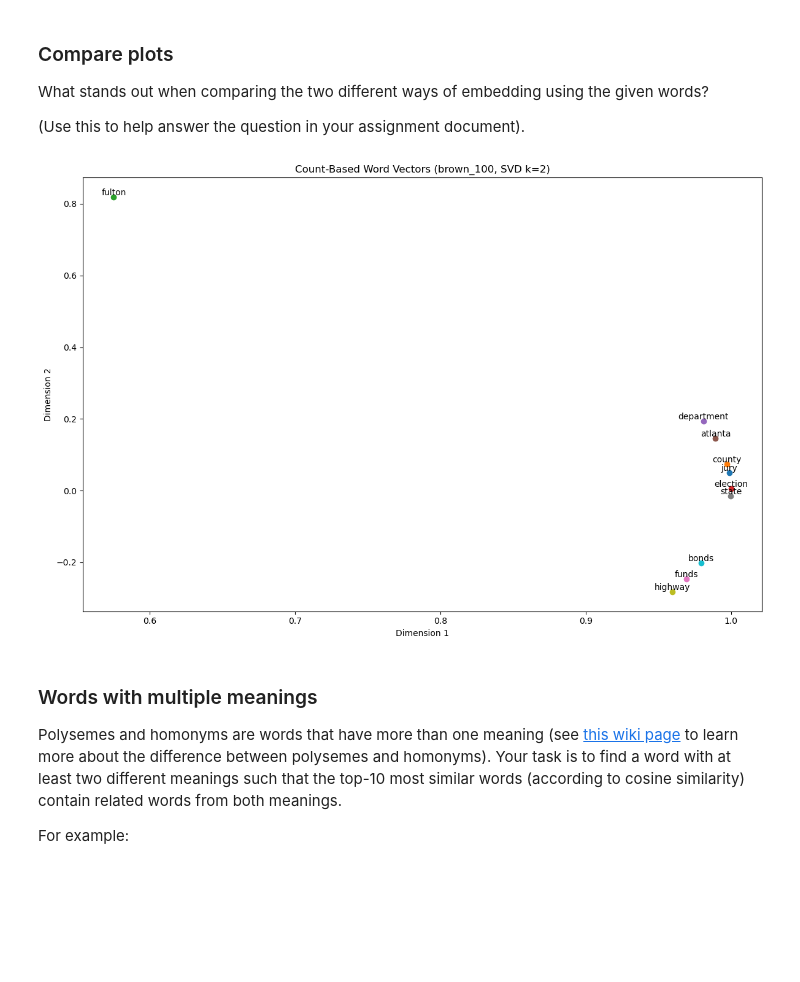
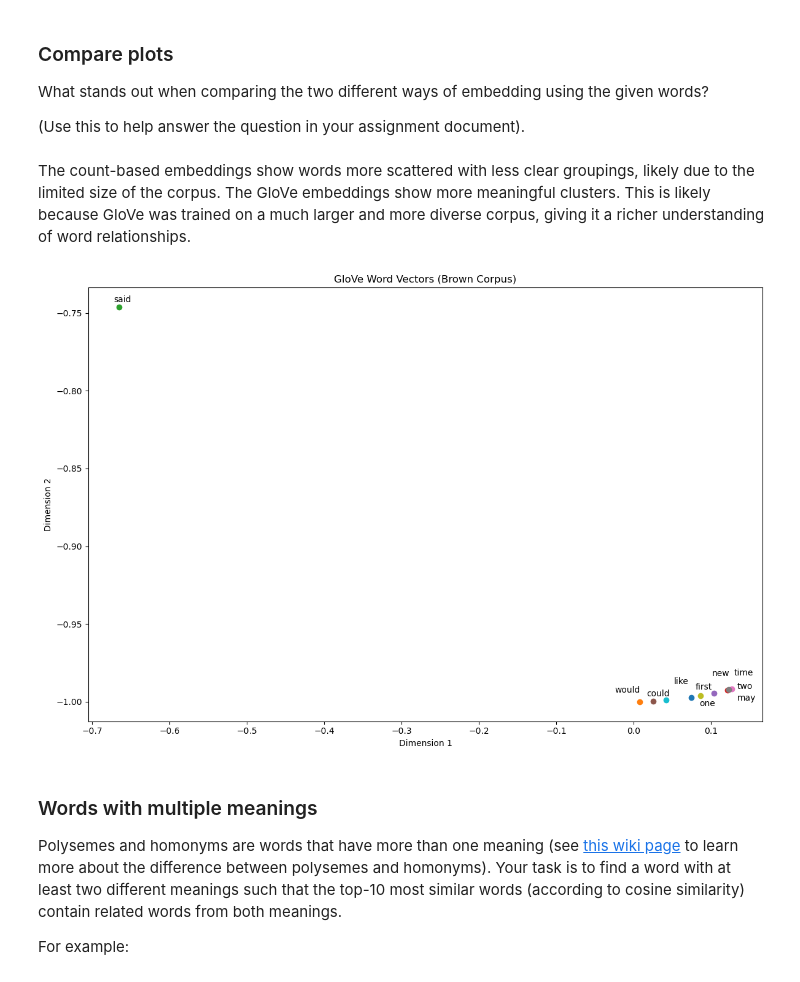
Before and after one commit to Zane-Bjornerud/LanguageModeling_NGrams-WordVectors_NLP, a Jupyter notebook: NLP_2026_A2.ipynb, the cells around one changed output. Cells and saved outputs as stored; diff of their text form; code cells hidden in the pictures; blank space fills up the shorter version.

```diff
--- a/NLP_2026_A2.ipynb
+++ b/NLP_2026_A2.ipynb
@@ -327,14 +398,3 @@ Steps:
 3. **Reduced Matrix**: The reduced matrix retains the most important semantic information and can be used for tasks such as **word embedding visualization** or **semantic similarity analysis**.
 
 Dimensionality reduction allows us to capture the essence of word relationships in fewer dimensions, making it more efficient to process and visualize the data.
-# %%
-from numpy.linalg import svd
-
-def reduce_to_k_dim(M, k=2):
-    U, S, Vt = svd(M, full_matrices=False) #full_matrices=false returns matrices without wasted padding
-    M_reduced = U[:, :k] *S[:k]
-    #maybe try scaling by S -> that should make it more accurate?
-    return M_reduced
-
-M_reduced = reduce_to_k_dim(co_matrix, k=2)
-print(M_reduced)
@@ -378,26 +447,38 @@ Steps:
 
 This visualization is a useful tool for understanding the structure of word embeddings and the relationships between words in the corpus.
 # %%
-def plot_embeddings(M_reduced, words, word_to_index):
+import sys
+!{sys.executable} -m pip install adjustText
+from adjustText import adjust_text
+
+def plot_embeddings(M_reduced, words, word_to_index, title='Word Embeddings'):
     plt.figure(figsize=(12,8))
+    texts = []
     for i in words:
-        ind = word_to_index[i]
-        x,y = M_reduced[ind]
-        plt.scatter(x,y)
-        plt.annotate(i, (x,y), fontsize=10, ha='center', va='bottom')
-    plt.title('Count-Based Word Vectors (brown_100, SVD k=2)')
+        if i in word_to_index:
+            ind = word_to_index[i]
+            x, y = M_reduced[ind]
+            plt.scatter(x, y)
+            texts.append(plt.text(x, y, i, fontsize=10, ha='center', va='bottom'))
+    adjust_text(texts)
+    plt.title(title)
     plt.xlabel('Dimension 1')
     plt.ylabel('Dimension 2')
     plt.tight_layout()
     plt.show()
 
 #words = ['movie', 'book', 'mysterious', 'story', 'fascinating', 'good', 'interesting', 'large', 'massive', 'huge']
-wordsBr = ['jury', 'county', 'fulton', 'election', 'department', 'atlanta', 'funds', 'state', 'highway', 'bonds']
+words_brown = ['one', 'would', 'said', 'time', 'new', 'could', 'two', 'may', 'first', 'like']
+words_indian = ['य', 'क', 'त', 'र', 'न', 'ल', 'स', 'র', 'म', 'च']
 
 #note: word list needs to be adjusted to each new corpus with an explanation of why you choose to plot the words you do
-# to decide the word list I printed the 50 most common words in the corpus but I purposefully only picked words with context, skipping function words
+# to decide the word list I printed the 100 most common words in the corpus but I skipped stop words to try and get useful words with more context
+#you can see this in the cell above this one
 
 #plot_embeddings(M_reduced, vocab)
 #had to change function call to include word_to_index
-plot_embeddings(M_reduced, wordsBr, word_to_index)
+plot_embeddings(M_reduced_brown, words_brown, word_to_index_brown, title='Count-Based Word Vectors (Brown Corpus)')
+
+#couldn't figure out how to print the indian words
+plot_embeddings(M_reduced_indian, words_indian, word_to_index_indian, title='Count-Based Word Vectors (Indian Corpus)')
 # %% [output]
@@ -457,12 +556,14 @@ rendering M based on unique_tokens
 What stands out when comparing the two different ways of embedding using the given words?
 
 (Use this to help answer the question in your assignment document).
+# %% [markdown]
+The count-based embeddings show words more scattered with less clear groupings, likely due to the limited size of the corpus. The GloVe embeddings show more meaningful clusters. This is likely because GloVe was trained on a much larger and more diverse corpus, giving it a richer understanding of word relationships.
 # %%
-plot_embeddings(M_reduced_normalized, wordsBr, word2ind)
+plot_embeddings(M_reduced_normalized, words_brown, word2ind, title='GloVe Word Vectors (Brown Corpus)')
 #had to change word_to_index to word2ind as it was Gloves provided version in the code cell above
-#also obviously had to change tokens to wordsBr
+#also obviously had to change tokens to words_brown
 # %% [output]
-[figure, old version]
+[figure, new version]
 # %% [markdown]
 ### Words with multiple meanings
 Polysemes and homonyms are words that have more than one meaning (see [this wiki page](https://en.wikipedia.org/wiki/Polysemy) to learn more about the difference between polysemes and homonyms). Your task is to find a word with at least two different meanings such that the top-10 most similar words (according to cosine similarity) contain related words from both meanings.
```
Also changed, not shown: parts of 8 cells of this notebook, 5 other files.
